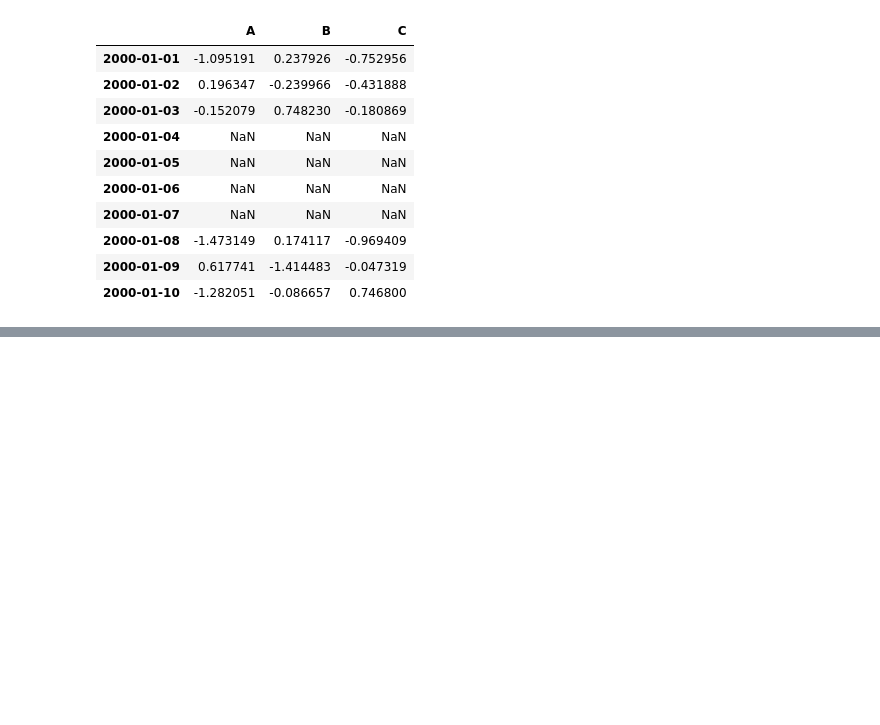
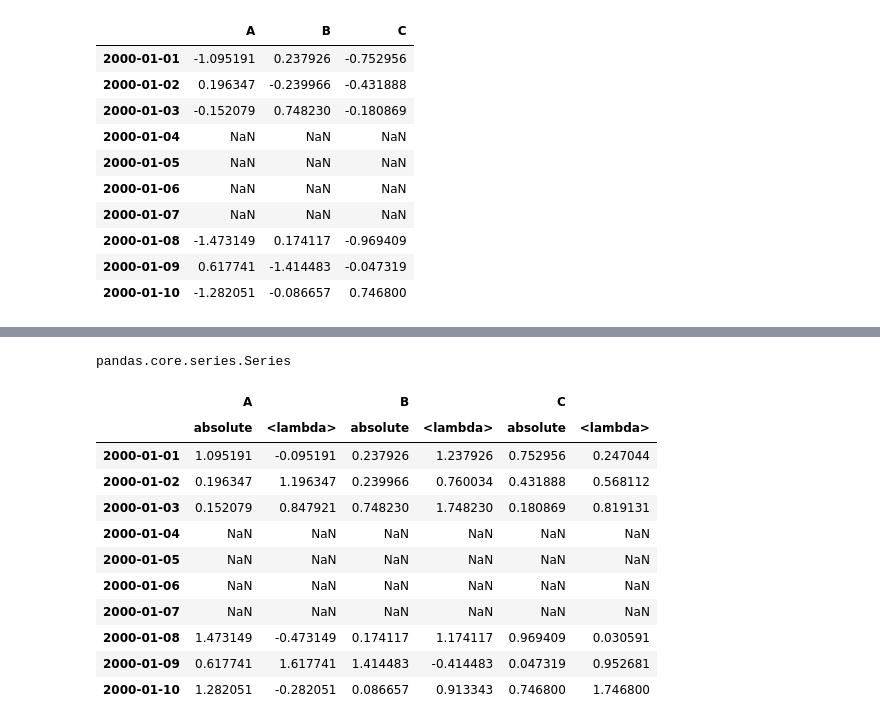
Before and after one commit to ilyak93/self-studying, a Jupyter notebook: DataEngineering/pandas/pandas_basic_functionality.ipynb, the cells around one changed output, grey strips where cells are left out. Drawn from its saved outputs; the diff is of its cells as text; code cells hidden in the pictures; blank space fills up the shorter version.

```diff
--- a/DataEngineering/pandas/pandas_basic_functionality.ipynb
+++ b/DataEngineering/pandas/pandas_basic_functionality.ipynb
@@ -1380,0 +1451,19 @@ tsdf
+# %%
+type(tsdf["A"].transform(np.abs))
+# %% [output]
+pandas.core.series.Series
+# %%
+tsdf.transform([np.abs, lambda x: x + 1])
+# %% [output]
+|  | A |  | B |  | C |  |
+|  | absolute | <lambda> | absolute | <lambda> | absolute | <lambda> |
+| 2000-01-01 | 1.095191 | -0.095191 | 0.237926 | 1.237926 | 0.752956 | 0.247044 |
+| 2000-01-02 | 0.196347 | 1.196347 | 0.239966 | 0.760034 | 0.431888 | 0.568112 |
+| 2000-01-03 | 0.152079 | 0.847921 | 0.748230 | 1.748230 | 0.180869 | 0.819131 |
+| 2000-01-04 | NaN | NaN | NaN | NaN | NaN | NaN |
+| 2000-01-05 | NaN | NaN | NaN | NaN | NaN | NaN |
+| 2000-01-06 | NaN | NaN | NaN | NaN | NaN | NaN |
+| 2000-01-07 | NaN | NaN | NaN | NaN | NaN | NaN |
+| 2000-01-08 | 1.473149 | -0.473149 | 0.174117 | 1.174117 | 0.969409 | 0.030591 |
+| 2000-01-09 | 0.617741 | 1.617741 | 1.414483 | -0.414483 | 0.047319 | 0.952681 |
+| 2000-01-10 | 1.282051 | -0.282051 | 0.086657 | 0.913343 | 0.746800 | 1.746800 |
```
Also changed, not shown: parts of 23 cells of this notebook.
